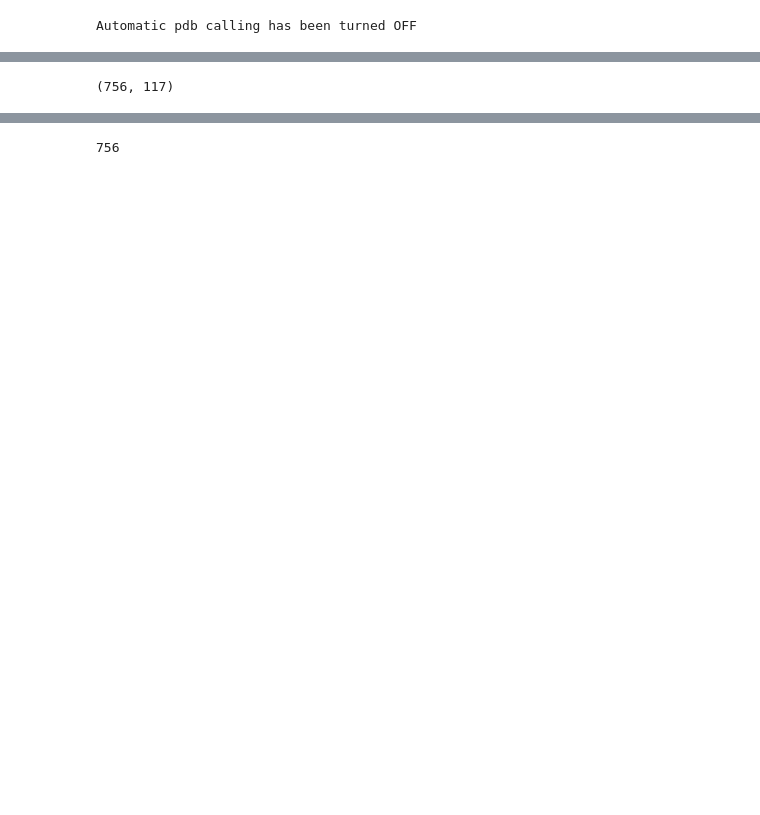
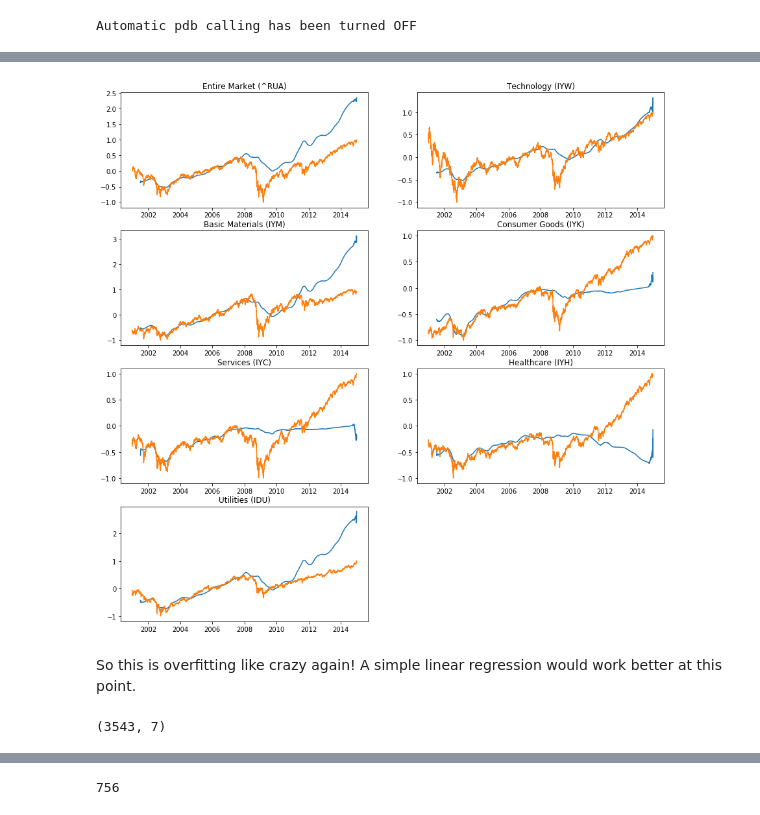
Before and after one commit to jmackrory/PDX_finance, a Jupyter notebook: PDX_finance_Mar2018.ipynb, the cells around one changed output, grey strips where cells are left out. Saved outputs shown, nothing was run; the diff lists cells and outputs as text; code cells hidden in the pictures; blank space fills up the shorter version.

Commit message:
"Working" deep network.  poor results.

```diff
--- a/PDX_finance_Mar2018.ipynb
+++ b/PDX_finance_Mar2018.ipynb
@@ -459,7 +466,7 @@ plt.show()
 # %% [output]
 <matplotlib.figure.Figure at 0x...>
 # %%
-Xsub=df_tot.loc['2002':'2005'].values
+Xsub=df_tot.loc['2000':'2005'].values
 method='maxmin'
 # if (method=='differencing'):
 #     Xsub_scale,Xrng,Xavg=scale_diff_var(Xsub)
@@ -719,17 +719,0 @@ range of observations.  However, when confronted w
-# %%
-Nbatch=100
-Ntime=10
-Noutput=1
-Ninput=1
-Nstep=1000
-Nepoch=1000
-z=np.random.randn(1000,1)/np.sqrt(Nstep)
-W=np.cumsum(z,axis=0)
-#stupid linear increase  - flatlines outside range
-# W=np.cos(6*np.pi*np.linspace(-1,1,Nstep))
-# W=W.reshape((Nstep,1))
-
-Nc=int(0.75*Nstep);
-Nahead=5
-Wtrain=W[:Nc]
-ytrain=W[Nahead:Nc+Nahead]
@@ -939,0 +903,13 @@ Epoch 1/1
+# %%
+DNN=deep_network()
+Xsub=df_tot.loc['2001':'2014'].values
+times=df_tot.loc['2001':'2014'].index.values
+Xsub_scale,Xrng,Xavg=scale_maxmin(Xsub)
+
+#split 3/4 as training, 1/4 as validation
+N=len(Xsub_scale)
+Nc=int(DNN.train_frac*N)
+
+Xtrain,ytrain,ind_x=DNN.get_training_data(Xsub_scale)
+DNN.make_network(activ='relu')
+DNN.train_model(Xtrain,ytrain)
@@ -940,4 +934,20 @@ Epoch 1/1
+# %%
+pred=DNN.predict_from_model(Xsub_scale[:,ind_x])
+# %%
+plt.figure(figsize=(15,15))
+Nc=int(DNN.train_frac*N)
+for k in range(Netf):
+    plt.subplot(4,2,k+1)
+    plt.plot_date(times,pred[:,k],'-',label='pred')
+    plt.plot_date(times,Xsub_scale[:,ind_etf[k]],'-')#[:,ind_etf[k]])
+    plt.title(df_tot.columns[ind_etf[k]])
+    #plt.plot([Nc,Nc],[-1,1],'k')
+plt.show()
+# %% [output]
+[figure, added]
+# %% [markdown]
+So this is overfitting like crazy again! A simple linear regression would work better at this point.
 # %%
-Xtrain.shape
+pred.shape
 # %% [output]
-(756, 117)
+(3543, 7)
```
Also changed, not shown: parts of 20 cells of this notebook.
